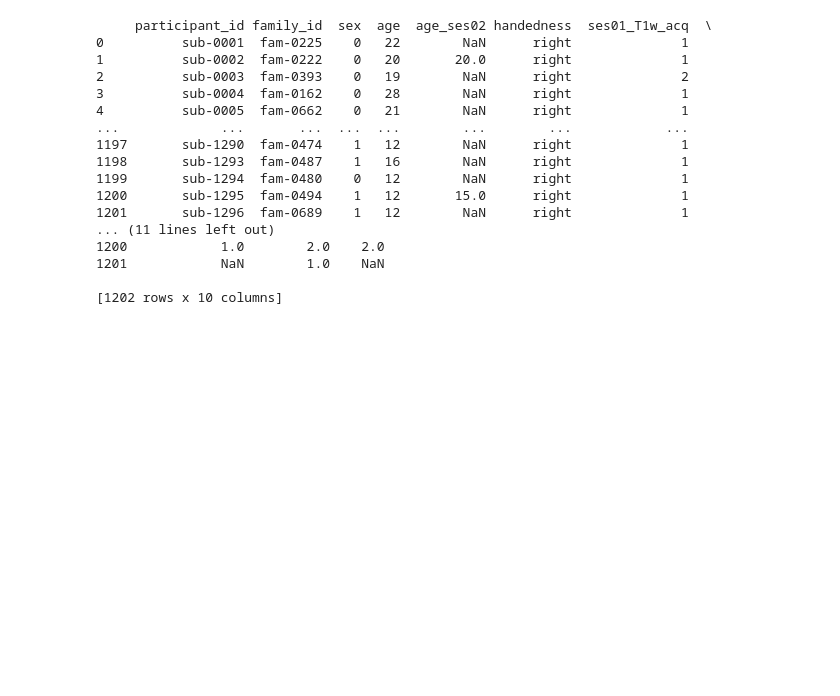
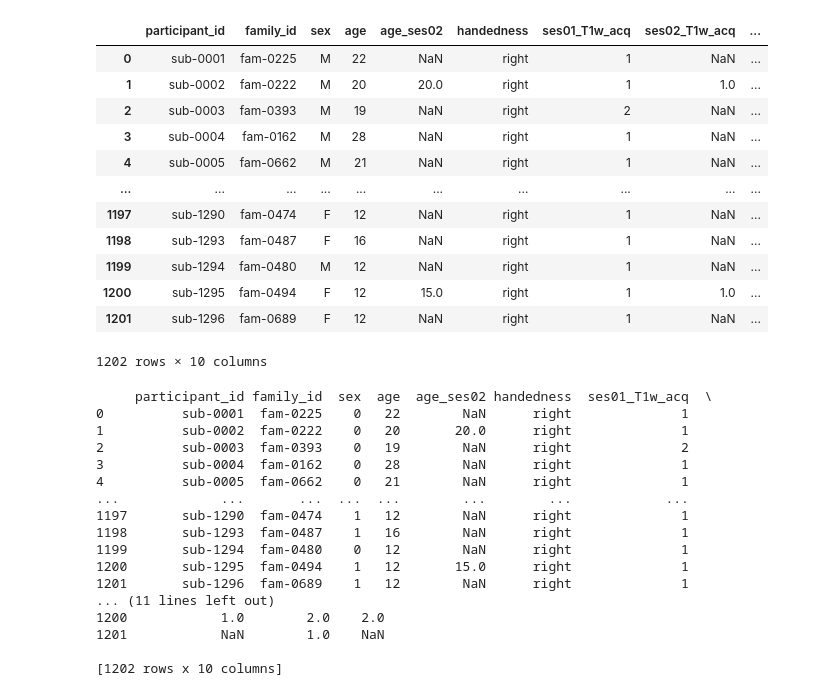
Before and after one commit to brainhack-school2022/project_template, a Jupyter notebook: NM.ipynb, the cells around one changed output. Drawn from its saved outputs; the diff is of its cells as text; code cells hidden in the pictures; blank space fills up the shorter version.

```diff
--- a/NM.ipynb
+++ b/NM.ipynb
@@ -29,3 +29,21 @@ os.chdir('/Users/jobayer/Dropbox/My Mac (170529-G-APD-PV)/Documents/GitHub/norma
+# %%
+os.getcwd()
+#demo =
+pd.read_csv('participants.tsv', sep='\t')
+# %% [output]
+|  | participant_id | family_id | sex | age | age_ses02 | handedness | ses01_T1w_acq | ses02_T1w_acq | ... |
+| 0 | sub-0001 | fam-0225 | M | 22 | NaN | right | 1 | NaN | ... |
+| 1 | sub-0002 | fam-0222 | M | 20 | 20.0 | right | 1 | 1.0 | ... |
+| 2 | sub-0003 | fam-0393 | M | 19 | NaN | right | 2 | NaN | ... |
+| 3 | sub-0004 | fam-0162 | M | 28 | NaN | right | 1 | NaN | ... |
+| 4 | sub-0005 | fam-0662 | M | 21 | NaN | right | 1 | NaN | ... |
+| ... | ... | ... | ... | ... | ... | ... | ... | ... | ... |
+| 1197 | sub-1290 | fam-0474 | F | 12 | NaN | right | 1 | NaN | ... |
+| 1198 | sub-1293 | fam-0487 | F | 16 | NaN | right | 1 | NaN | ... |
+| 1199 | sub-1294 | fam-0480 | M | 12 | NaN | right | 1 | NaN | ... |
+| 1200 | sub-1295 | fam-0494 | F | 12 | 15.0 | right | 1 | 1.0 | ... |
+| 1201 | sub-1296 | fam-0689 | F | 12 | NaN | right | 1 | NaN | ... |
+1202 rows × 10 columns
 # %%
 # Load the data
 
```
Also changed, not shown: parts of 5 cells of this notebook.
